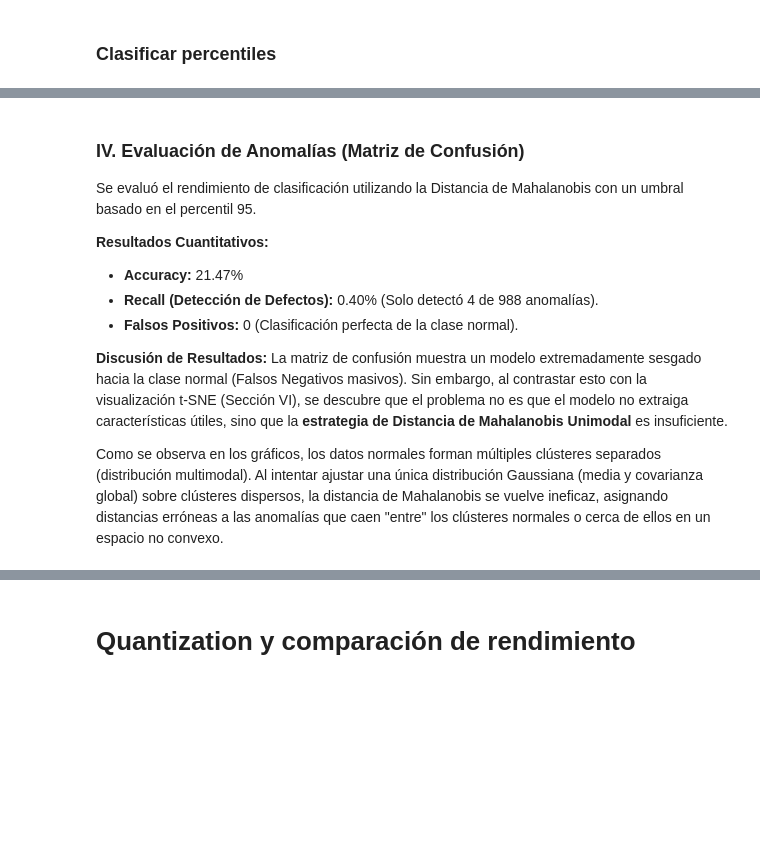
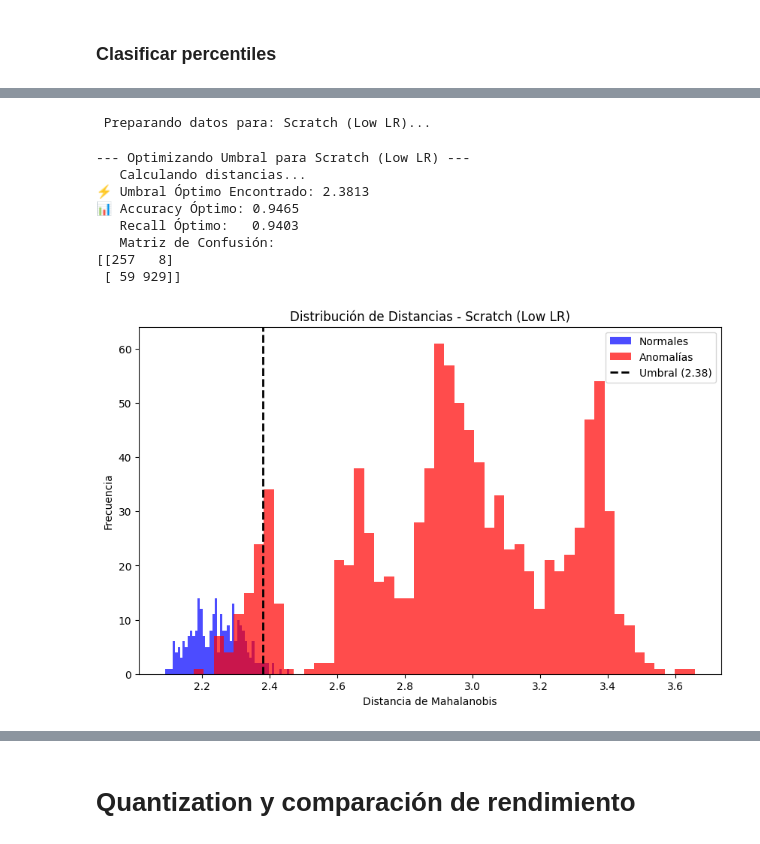
Before and after one commit to Daniel-TEC-17/ProyectoAnomalias, a Jupyter notebook: anomalias.ipynb, the cells around one changed output, grey strips where cells are left out. Drawn from its saved outputs; the diff is of its cells as text; code cells hidden in the pictures; blank space fills up the shorter version.

```diff
--- a/anomalias.ipynb
+++ b/anomalias.ipynb
@@ -1317,14 +1201,61 @@ dists, preds = classify_anomalies(train_emb_final, test_emb_final, test_labels_f
-# %% [markdown]
-### IV. Evaluación de Anomalías (Matriz de Confusión)
-
-Se evaluó el rendimiento de clasificación utilizando la Distancia de Mahalanobis con un umbral basado en el percentil 95.
-
-**Resultados Cuantitativos:**
-* **Accuracy:** 21.47%
-* **Recall (Detección de Defectos):** 0.40% (Solo detectó 4 de 988 anomalías).
-* **Falsos Positivos:** 0 (Clasificación perfecta de la clase normal).
-
-**Discusión de Resultados:**
-La matriz de confusión muestra un modelo extremadamente sesgado hacia la clase normal (Falsos Negativos masivos). Sin embargo, al contrastar esto con la visualización t-SNE (Sección VI), se descubre que el problema no es que el modelo no extraiga características útiles, sino que la **estrategia de Distancia de Mahalanobis Unimodal** es insuficiente.
-
-Como se observa en los gráficos, los datos normales forman múltiples clústeres separados (distribución multimodal). Al intentar ajustar una única distribución Gaussiana (media y covarianza global) sobre clústeres dispersos, la distancia de Mahalanobis se vuelve ineficaz, asignando distancias erróneas a las anomalías que caen "entre" los clústeres normales o cerca de ellos en un espacio no convexo.
+# %%
+print(f" Preparando datos para: {best_name}...")
+model = models_to_eval[best_name]
+train_emb_final, _ = get_embeddings(model, train_loader, device)
+test_emb_final, test_labels_final = get_embeddings(model, test_loader, device)
+
+def classify_with_optimal_threshold(test_emb, test_labels, train_emb, model_name):
+    print(f"--- Optimizando Umbral para {model_name} ---")
+
+    mu = np.mean(train_emb, axis=0)
+    try: cov = LedoitWolf().fit(train_emb).covariance_
+    except: cov = np.cov(train_emb, rowvar=False)
+    inv_cov = np.linalg.inv(cov + np.eye(cov.shape[0]) * 1e-6)
+
+    print("   Calculando distancias...")
+    test_dists = []
+    for x in test_emb:
+        d = mahalanobis(x, mu, inv_cov)
+        test_dists.append(d)
+
+    # Encontrar el Umbral Óptimo (Youden's J statistic)
+    # Buscamos el punto de la curva ROC que maximiza (True Positive Rate - False Positive Rate)
+    binary_labels = (test_labels > 0).astype(int)
+    fpr, tpr, thresholds = roc_curve(binary_labels, test_dists)
+
+    optimal_idx = np.argmax(tpr - fpr)
+    optimal_threshold = thresholds[optimal_idx]
+
+    print(f"⚡ Umbral Óptimo Encontrado: {optimal_threshold:.4f}")
+
+    predictions = [1 if d > optimal_threshold else 0 for d in test_dists]
+    acc = accuracy_score(binary_labels, predictions)
+    cm = confusion_matrix(binary_labels, predictions)
+    recall = recall_score(binary_labels, predictions)
+
+    print(f"📊 Accuracy Óptimo: {acc:.4f}")
+    print(f"   Recall Óptimo:   {recall:.4f}")
+    print(f"   Matriz de Confusión:\n{cm}")
+
+    plt.figure(figsize=(10, 6))
+    plt.hist(np.array(test_dists)[binary_labels==0], bins=50, alpha=0.7, label='Normales', color='blue')
+    plt.hist(np.array(test_dists)[binary_labels==1], bins=50, alpha=0.7, label='Anomalías', color='red')
+    plt.axvline(optimal_threshold, color='k', linestyle='dashed', linewidth=2, label=f'Umbral ({optimal_threshold:.2f})')
+    plt.title(f"Distribución de Distancias - {model_name}")
+    plt.xlabel("Distancia de Mahalanobis")
+    plt.ylabel("Frecuencia")
+    plt.legend()
+    plt.show()
+
+classify_with_optimal_threshold(test_emb_final, test_labels_final, train_emb_final, best_name)
+# %% [output]
+ Preparando datos para: Scratch (Low LR)...
+--- Optimizando Umbral para Scratch (Low LR) ---
+   Calculando distancias...
+⚡ Umbral Óptimo Encontrado: 2.3813
+📊 Accuracy Óptimo: 0.9465
+   Recall Óptimo:   0.9403
+   Matriz de Confusión:
+[[257   8]
+ [ 59 929]]
+[figure, added]
```
Also changed, not shown: parts of 31 cells of this notebook, 2 other files.
